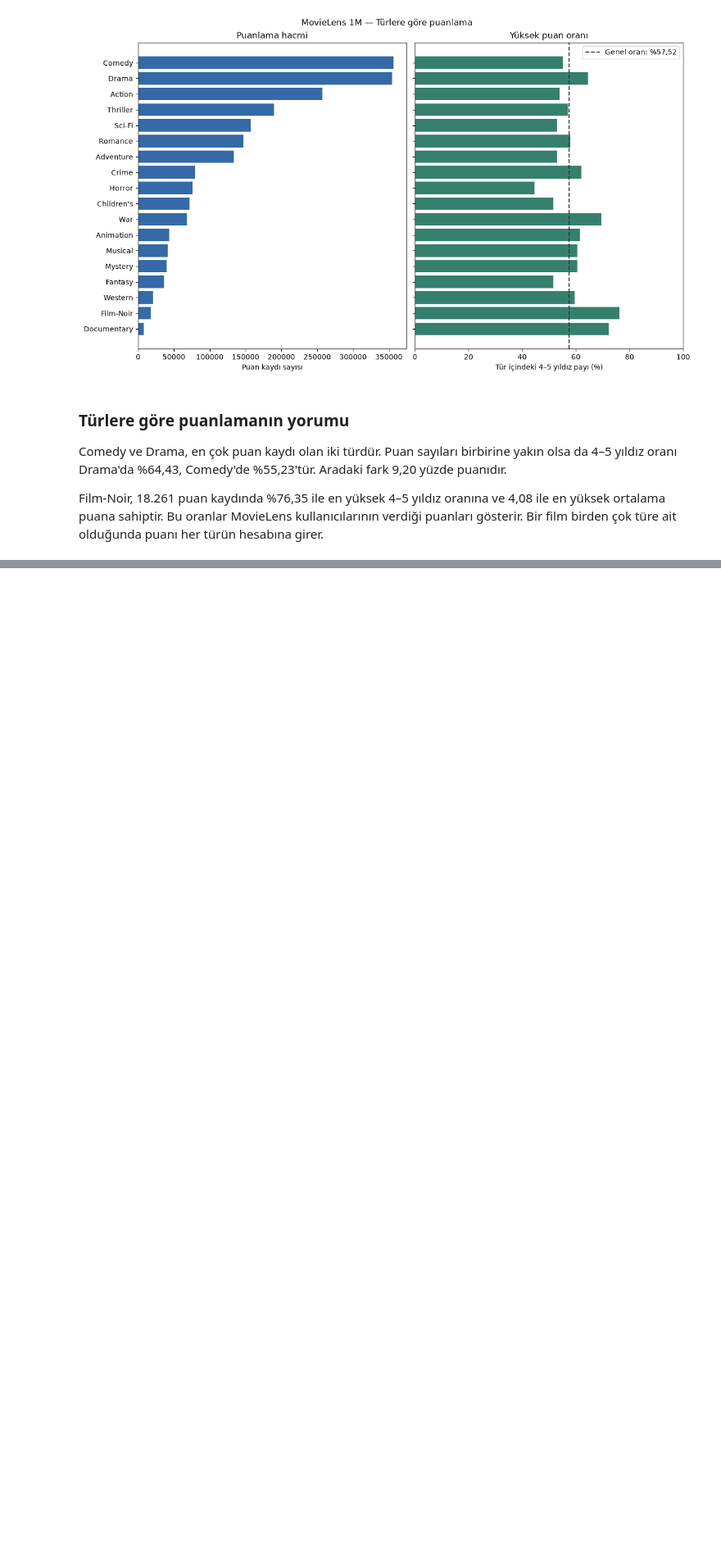
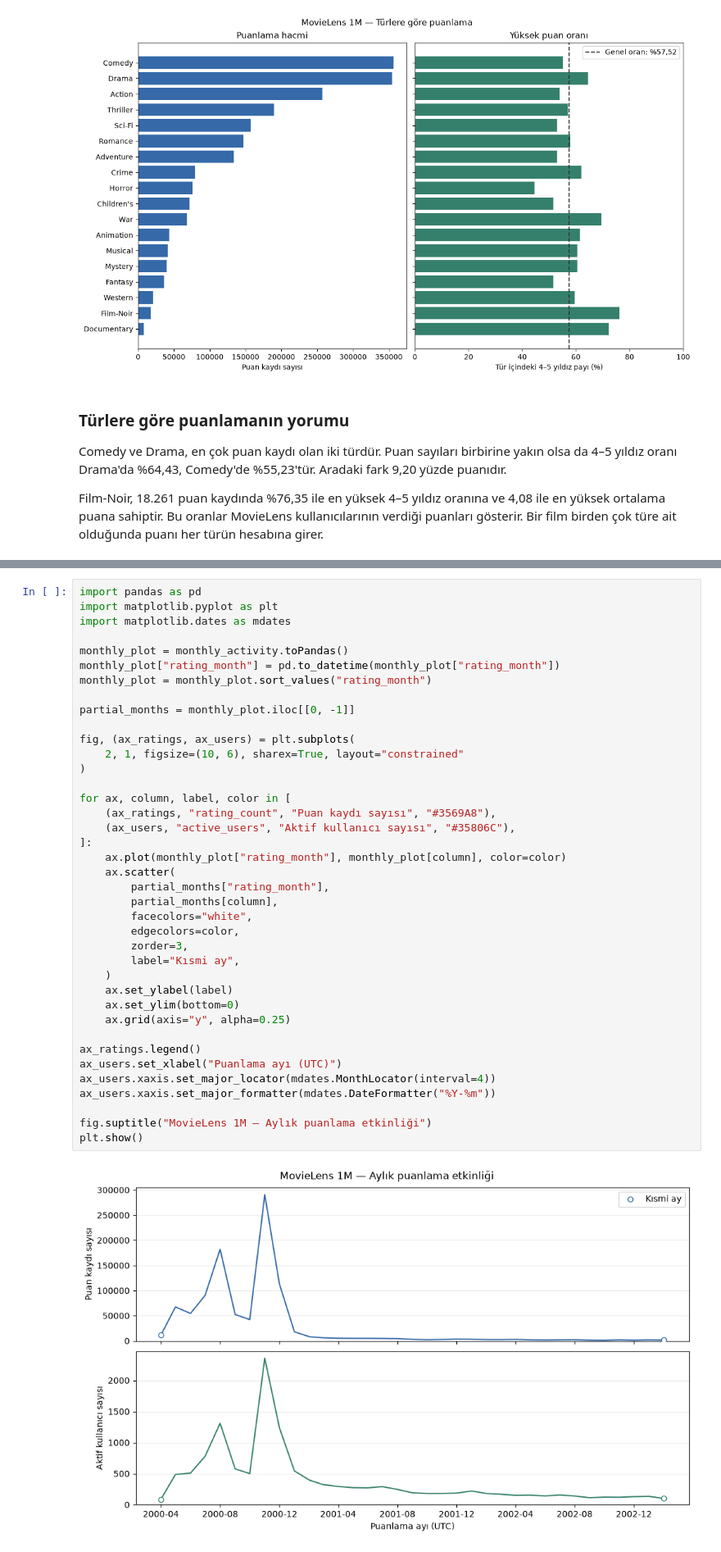
Before and after one commit to busrakurunceng/MovieLensAtlas, a Jupyter notebook: notebooks/MovieLensAtlas.ipynb, the cells around one changed output, grey strips where cells are left out. Shown at 82% size. Cells and saved outputs as stored; diff of their text form; blank space fills up the shorter version.

```diff
--- a/notebooks/MovieLensAtlas.ipynb
+++ b/notebooks/MovieLensAtlas.ipynb
@@ -721,0 +1160,41 @@ birden çok türe ait olduğunda puanı her türün hesabına girer.
+# %%
+import pandas as pd
+import matplotlib.pyplot as plt
+import matplotlib.dates as mdates
+
+monthly_plot = monthly_activity.toPandas()
+monthly_plot["rating_month"] = pd.to_datetime(monthly_plot["rating_month"])
+monthly_plot = monthly_plot.sort_values("rating_month")
+
+partial_months = monthly_plot.iloc[[0, -1]]
+
+fig, (ax_ratings, ax_users) = plt.subplots(
+    2, 1, figsize=(10, 6), sharex=True, layout="constrained"
+)
+
+for ax, column, label, color in [
+    (ax_ratings, "rating_count", "Puan kaydı sayısı", "#3569A8"),
+    (ax_users, "active_users", "Aktif kullanıcı sayısı", "#35806C"),
+]:
+    ax.plot(monthly_plot["rating_month"], monthly_plot[column], color=color)
+    ax.scatter(
+        partial_months["rating_month"],
+        partial_months[column],
+        facecolors="white",
+        edgecolors=color,
+        zorder=3,
+        label="Kısmi ay",
+    )
+    ax.set_ylabel(label)
+    ax.set_ylim(bottom=0)
+    ax.grid(axis="y", alpha=0.25)
+
+ax_ratings.legend()
+ax_users.set_xlabel("Puanlama ayı (UTC)")
+ax_users.xaxis.set_major_locator(mdates.MonthLocator(interval=4))
+ax_users.xaxis.set_major_formatter(mdates.DateFormatter("%Y-%m"))
+
+fig.suptitle("MovieLens 1M — Aylık puanlama etkinliği")
+plt.show()
+# %% [output]
+[figure, added]
```
Also changed, not shown: parts of 30 cells of this notebook.
